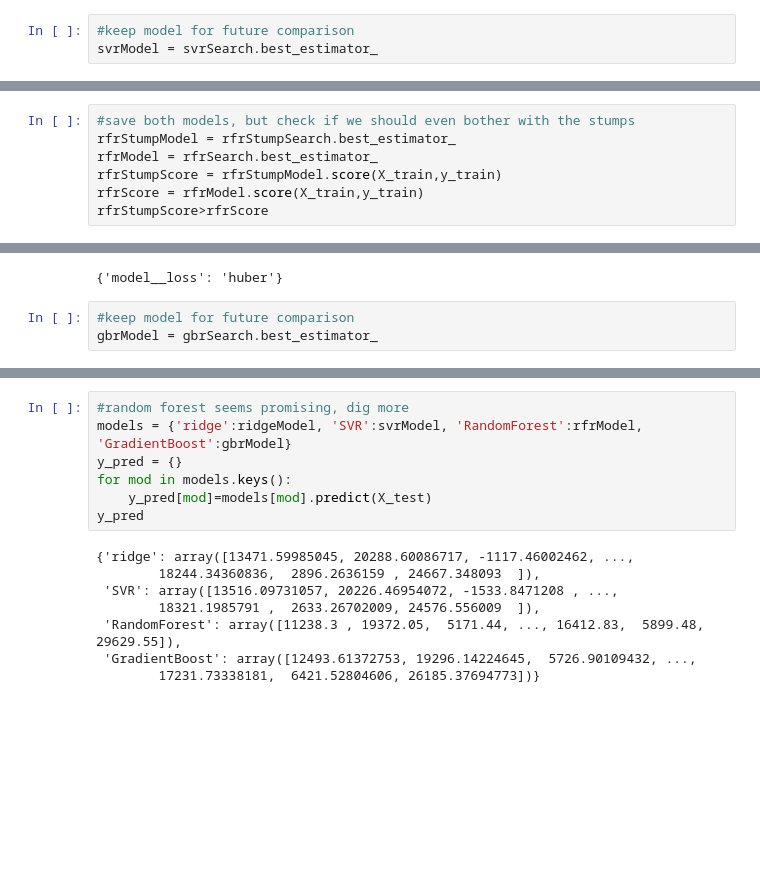
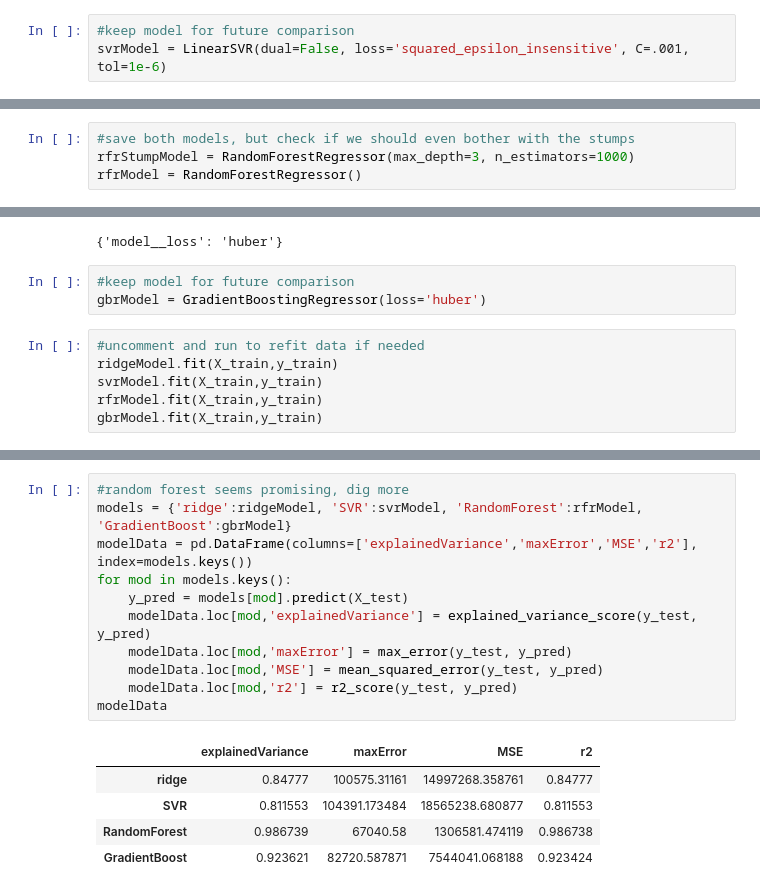
Before and after one commit to NickLamm/SpringboardCapstone2, a Jupyter notebook: Modeling.ipynb, the cells around one changed output, grey strips where cells are left out. Saved outputs shown, nothing was run; the diff lists cells and outputs as text; blank space fills up the shorter version.

```diff
--- a/Modeling.ipynb
+++ b/Modeling.ipynb
@@ -136,7 +137,7 @@ svrSearch.best_params_
 {'model__C': 0.001, 'model__tol': 1e-06}
 # %%
 #keep model for future comparison
-svrModel = svrSearch.best_estimator_
+svrModel = LinearSVR(dual=False, loss='squared_epsilon_insensitive', C=.001, tol=1e-6)
 # %%
 #third model: Random forest regression
 rfr = RandomForestRegressor()
@@ -197,8 +198,5 @@ rfrStumpSearch.best_params_
 {'model__max_depth': 3, 'model__n_estimators': 1000}
 # %%
 #save both models, but check if we should even bother with the stumps
-rfrStumpModel = rfrStumpSearch.best_estimator_
-rfrModel = rfrSearch.best_estimator_
-rfrStumpScore = rfrStumpModel.score(X_train,y_train)
-rfrScore = rfrModel.score(X_train,y_train)
-rfrStumpScore>rfrScore
+rfrStumpModel = RandomForestRegressor(max_depth=3, n_estimators=1000)
+rfrModel = RandomForestRegressor()
@@ -238,4 +241,10 @@ gbrSearch.best_params_
 {'model__loss': 'huber'}
 # %%
 #keep model for future comparison
-gbrModel = gbrSearch.best_estimator_
+gbrModel = GradientBoostingRegressor(loss='huber')
+# %%
+#uncomment and run to refit data if needed
+ridgeModel.fit(X_train,y_train)
+svrModel.fit(X_train,y_train)
+rfrModel.fit(X_train,y_train)
+gbrModel.fit(X_train,y_train)
@@ -256,15 +267,17 @@ allScores
 # %%
 #random forest seems promising, dig more
 models = {'ridge':ridgeModel, 'SVR':svrModel, 'RandomForest':rfrModel, 'GradientBoost':gbrModel}
-y_pred = {}
+modelData = pd.DataFrame(columns=['explainedVariance','maxError','MSE','r2'], index=models.keys())
 for mod in models.keys():
-    y_pred[mod]=models[mod].predict(X_test)
-y_pred
+    y_pred = models[mod].predict(X_test)
+    modelData.loc[mod,'explainedVariance'] = explained_variance_score(y_test, y_pred)
+    modelData.loc[mod,'maxError'] = max_error(y_test, y_pred)
+    modelData.loc[mod,'MSE'] = mean_squared_error(y_test, y_pred)
+    modelData.loc[mod,'r2'] = r2_score(y_test, y_pred)
+modelData
 # %% [output]
-{'ridge': array([13471.59985045, 20288.60086717, -1117.46002462, ...,
-        18244.34360836,  2896.2636159 , 24667.348093  ]),
- 'SVR': array([13516.09731057, 20226.46954072, -1533.8471208 , ...,
-        18321.1985791 ,  2633.26702009, 24576.556009  ]),
- 'RandomForest': array([11238.3 , 19372.05,  5171.44, ..., 16412.83,  5899.48, 29629.55]),
- 'GradientBoost': array([12493.61372753, 19296.14224645,  5726.90109432, ...,
-        17231.73338181,  6421.52804606, 26185.37694773])}
+|  | explainedVariance | maxError | MSE | r2 |
+| ridge | 0.84777 | 100575.31161 | 14997268.358761 | 0.84777 |
+| SVR | 0.811553 | 104391.173484 | 18565238.680877 | 0.811553 |
+| RandomForest | 0.986739 | 67040.58 | 1306581.474119 | 0.986738 |
+| GradientBoost | 0.923621 | 82720.587871 | 7544041.068188 | 0.923424 |
```
Also changed, not shown: parts of 10 cells of this notebook.
